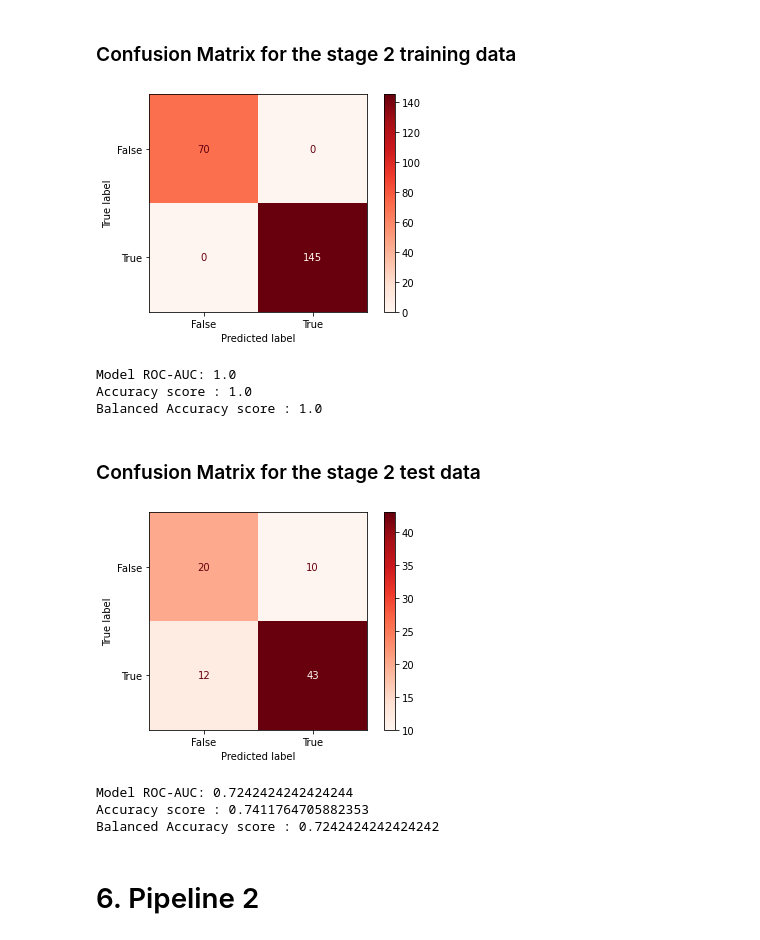
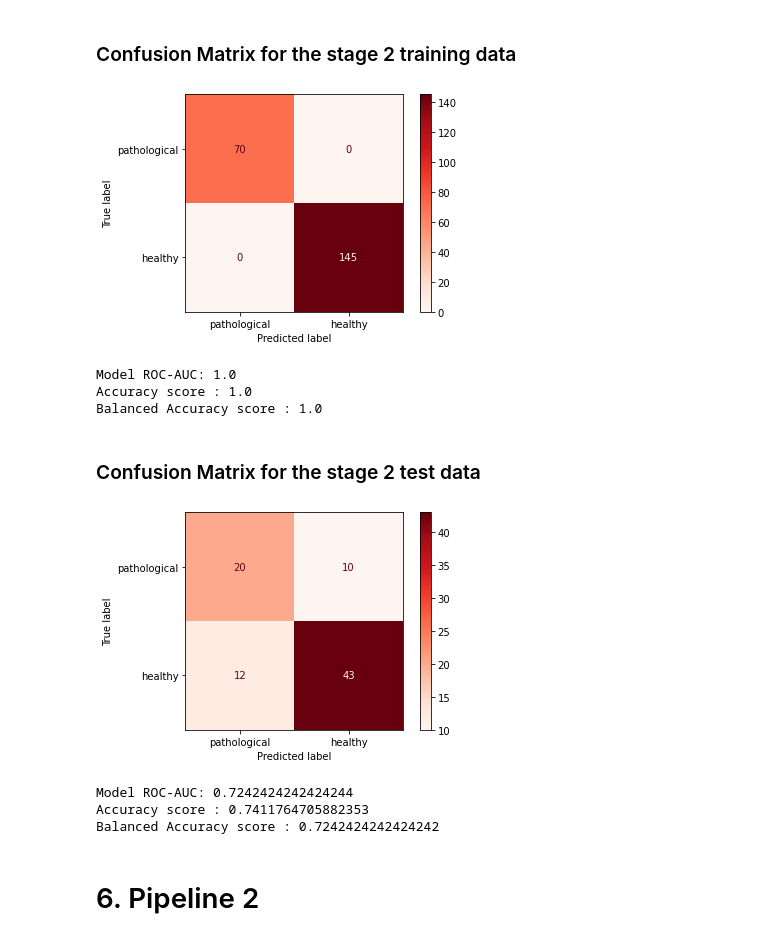
Before and after one commit to kalarimonk/ehealth, a Jupyter notebook: Learning EEG Data Quality.ipynb, the cells around one changed output. Cells and saved outputs as stored; diff of their text form; code cells hidden in the pictures.

Commit message:
label changes for confusion matrices

```diff
--- a/Learning EEG Data Quality.ipynb
+++ b/Learning EEG Data Quality.ipynb
@@ -246,11 +246,11 @@ def rfmodel1(X_train, y_train, X_test, y_test):
 # %%
 # Confusion Matrix of the predictions
 
-def confusionMatrix(actual, predicted, title = "Predicted Results"):
+def confusionMatrix(actual, predicted, title = "Predicted Results", labels = [False, True]):
     cm = metrics.confusion_matrix(actual,predicted)
     cm_display = metrics.ConfusionMatrixDisplay(
         confusion_matrix = cm,
-        display_labels = [False, True],
+        display_labels = labels,
     )
     cm_display = cm_display.plot(cmap=plt.cm.Reds,values_format='g')
     plt.grid(False)
@@ -352,18 +352,18 @@ Test Score:  0.7411764705882353
 # %% [markdown]
 ### Confusion Matrix for the stage 2 training data
 # %%
-confusionMatrix(y_train_pip1_stage2, p1s2train_prediction, 'p1s2_train')
+confusionMatrix(y_train_pip1_stage2, p1s2train_prediction, 'p1s2_train', ['pathological', 'healthy'])
 # %% [output]
-[figure, old version]
+[figure, new version]
 Model ROC-AUC: 1.0
 Accuracy score : 1.0
 Balanced Accuracy score : 1.0
 # %% [markdown]
 ### Confusion Matrix for the stage 2 test data
 # %%
-confusionMatrix(y_test_pip1_stage2, p1s2test_prediction, 'p1s2_test')
+confusionMatrix(y_test_pip1_stage2, p1s2test_prediction, 'p1s2_test',['pathological', 'healthy'])
 # %% [output]
-[figure, old version]
+[figure, new version]
 Model ROC-AUC: 0.7242424242424244
 Accuracy score : 0.7411764705882353
 Balanced Accuracy score : 0.7242424242424242
```
Also changed, not shown: parts of 8 cells of this notebook.
